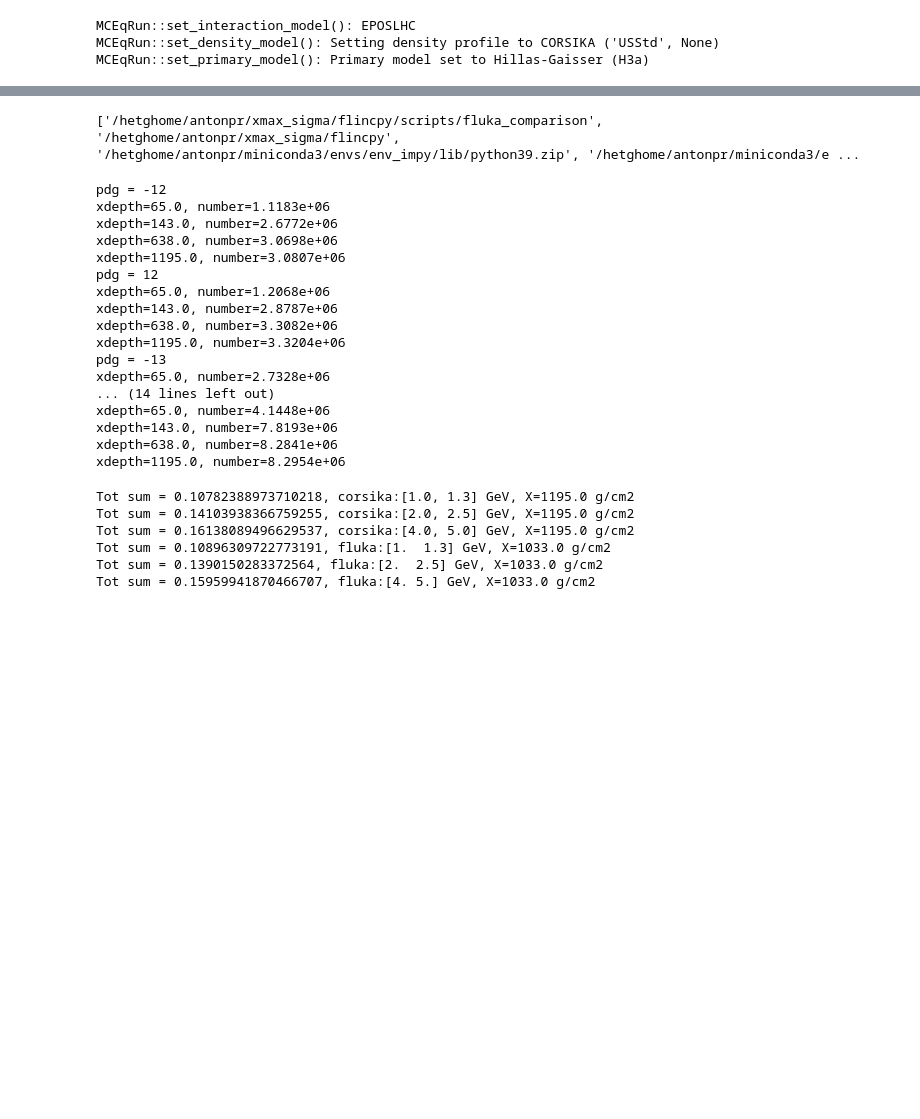
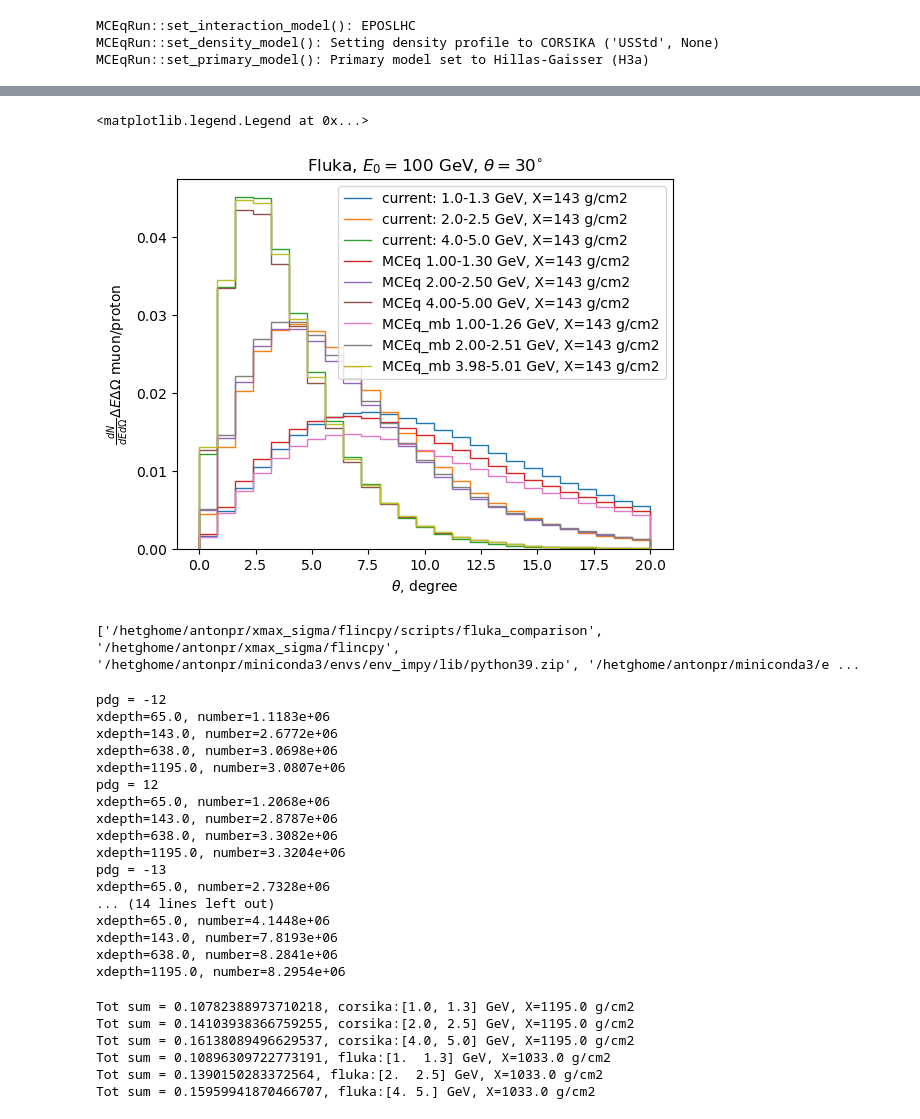
Before and after one commit to jncots/xmax_sigma, a Jupyter notebook: flincpy/scripts_01/mceq_2d/03_fluka_corsika_mceq_.ipynb, the cells around one changed output, grey strips where cells are left out. Drawn from its saved outputs; the diff is of its cells as text; code cells hidden in the pictures; blank space fills up the shorter version.

```diff
--- a/flincpy/scripts_01/mceq_2d/03_fluka_corsika_mceq_.ipynb
+++ b/flincpy/scripts_01/mceq_2d/03_fluka_corsika_mceq_.ipynb
@@ -50,5 +24,3 @@ MCEqRun::set_primary_model(): Primary model set to Hillas-Gaisser (H3a)
 # %%
-mceq_dists = {}
-for xdepth, msol in mceq_sol.items():
-    mceq_dists[xdepth] = CalcMCEqHists(msol, particles = [12, 13, 14])
+mceq_dists = CalcMCEqHists(mceq_sol, particles = [12, 13, 14])
 # %% [output]
@@ -68,3 +65,9 @@ from fluka_muon_data import (fluka_dists,
+# %%
+fluka_hist = {}
+for label in ("current", "develop"):
+    fluka_hist[label] = fluka_histogram(label, 3)
+
+fluka_ang_bins = fluka_hist["current"][0][0][0]
 # %%
 fl_labels = ["old", "devel", "current"]
 fl_data = {}
@@ -108,0 +103,6 @@ plt.legend()
+# %%
+angle_bins = fluka_ang_bins
+# energy_bins = [1, 1.25892541, 1.99526231,  2.51188643,  3.98107171, 5.01187234]
+#energy_bins = mceq_dists.default_ebins # [1, 1.3, 2, 2.5, 4, 5]
+energy_bins = [1, 1.3, 2, 2.5, 4, 5]
+mceq_hists = mceq_dists.histograms(energy_bins, angle_bins)
@@ -108,0 +119,3 @@ plt.legend()
+# %%
+energy_bins = [1, 1.25892541, 1.99526231,  2.51188643,  3.98107171, 5.01187234]
+mceq_hists_mb = mceq_dists.histograms(energy_bins, angle_bins)
@@ -109,3 +132,55 @@ plt.legend()
+# %%
+
+for ixdepth in range(3):
+    for ienergy in range(3):
+        if (ienergy in [0, 1, 2]) and (ixdepth in [0]):
+            fl_dist = fluka_hist["current"][ixdepth][ienergy]
+            line = plt.stairs(fl_dist[1], np.rad2deg(fl_dist[0]),
+                    label = f"current: {fl_dist[4]} GeV, X={fl_dist[3]} g/cm2")
+
+            # fl_dist = fluka_hist["develop"][ixdepth][ienergy]
+            # plt.stairs(fl_dist[1], np.rad2deg(fl_dist[0]),
+            #         label = f"develop: {fl_dist[4]} GeV, X={fl_dist[3]} g/cm2",
+            #         color = line.get_edgecolor(),
+            #         linestyle = "--")
+
+# ixdepths = [2]
+# for ixdepth in range(3):
+#     if ixdepth in ixdepths: # Choose xdepths to plot
+#         for i, ang_dist in enumerate(fluka_ang_dist[ixdepth]):
+#             if i in [0]: # Choose energy ranges to plot
+#                 plt.stairs(ang_dist[0], np.rad2deg(ang_dist[1]), label = f"{ang_dist[2]} GeV, X={ang_dist[3]} g/cm2")
+
+xdepth = 143
+for ind_energy, en1 in enumerate(mceq_hists[13][xdepth]["en_bins"]):
+    if ind_energy in [0, 2, 4]:
+        mceq_plt = mceq_hists[13][xdepth]
+        en_range = mceq_plt["en_bins"][ind_energy:ind_energy +2]
+        en_label = f"{en_range[0]:0.2f}-{en_range[1]:0.2f}"
+        plt.stairs(mceq_plt["hist_en_ang"][ind_energy],
+                    np.rad2deg(mceq_plt["ang_bins"]),
+                    label = f"MCEq {en_label} GeV, X={xdepth} g/cm2")
+
+
+for ind_energy, en1 in enumerate(mceq_hists[13][xdepth]["en_bins"]):
+    if ind_energy in [0, 2, 4]:
+        mceq_plt = mceq_hists_mb[13][xdepth]
+        en_range = mceq_plt["en_bins"][ind_energy:ind_energy +2]
+        en_label = f"{en_range[0]:0.2f}-{en_range[1]:0.2f}"
+        plt.stairs(mceq_plt["hist_en_ang"][ind_energy],
+                    np.rad2deg(mceq_plt["ang_bins"]),
+                    label = f"MCEq_mb {en_label} GeV, X={xdepth} g/cm2")
+
+plt.title(r"Fluka, $E_{0}=100$ GeV, $\theta=30^{\circ}$")
+plt.xlabel(r"$\theta$, degree")
+plt.ylabel(r"$\frac{dN}{dEd\Omega}\Delta E\Delta \Omega$ muon/proton")
+# plt.yscale("log")
+# plt.xlim(0.08, 0.1)
+# plt.ylim(20, 25)
+plt.legend()
+# %% [output]
+<matplotlib.legend.Legend at 0x...>
+[figure, added]
 # %%
 import sys
 sys.path.append("/hetghome/antonpr/xmax_sigma/flincpy/scripts/corsika_flincpy")
```
Also changed, not shown: parts of 11 cells of this notebook, 7 other files.
